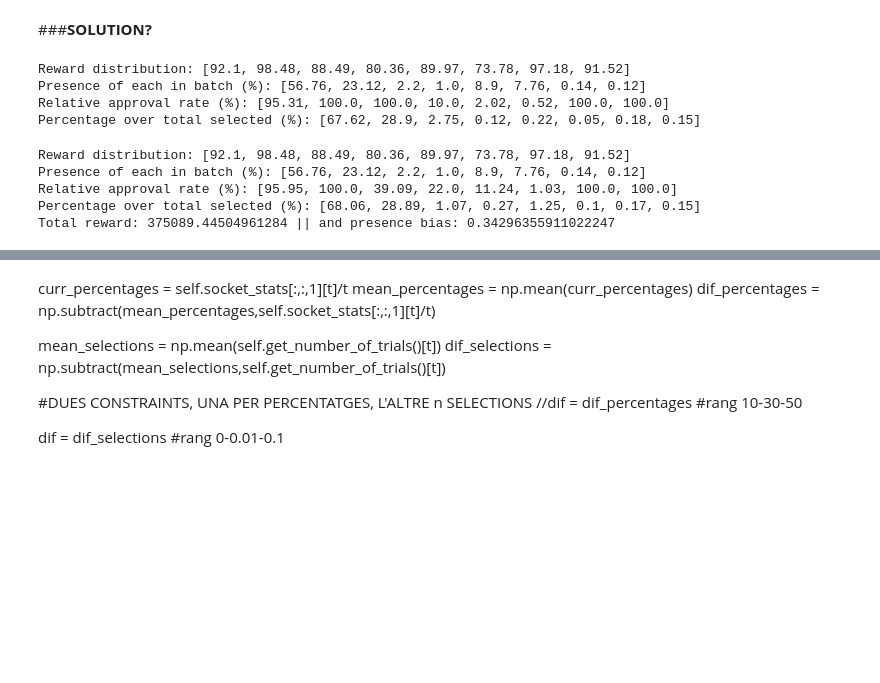
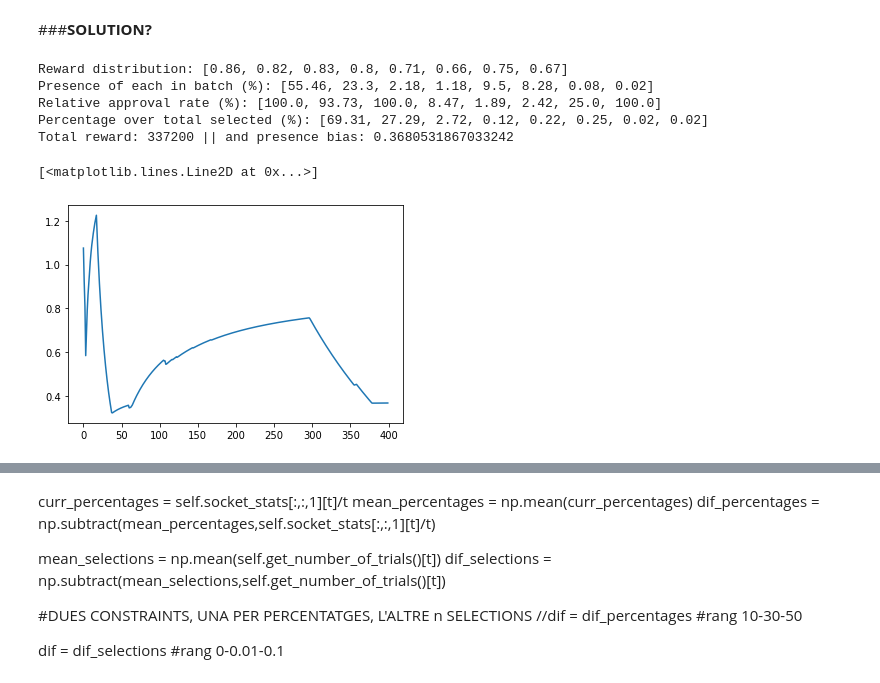
Before and after one commit to quimHM/QHM_TFG_repository, a Jupyter notebook: MAB_sim.ipynb, the cells around one changed output, grey strips where cells are left out. Cells and saved outputs as stored; diff of their text form; code cells hidden in the pictures; blank space fills up the shorter version.

Commit message:
New binomial rewards, Solution 1, and plots

```diff
--- a/MAB_sim.ipynb
+++ b/MAB_sim.ipynb
@@ -842,20 +1164,25 @@ class SocketTesterBatchSOLUTION():
+# %%
+rewards_bias = np.array([.8555, .8193, .8284, .7994, .7103, .6635, .7471, .6731])
+rewards_nonbias = [0.8]*8
+devs_nonbias = [0]*8
+
+instances_bias = np.array([0.555, 0.24, 0.023, 0.011, 0.087, 0.081, 0.001, 0.001])
+instances_nonbias = [1/8]*8
 # %%
 decisions = random.choices(range(8),weights=list(instances_bias),k=5000)
 # %%
-sol_test = SocketTesterBatch(PowerSocket, mus, devs, 10)
-ts,tr,ti = sol_test.run(decisions, 0.8, True)
+sol_test = SocketTesterBatchSOLUTION(PowerSocket, rewards_bias, devs_nonbias, 0.05, 0)
+rd = sol_test.run(decisions, 0.8, True)
-# %% [output]
-Reward distribution: [92.1, 98.48, 88.49, 80.36, 89.97, 73.78, 97.18, 91.52]
-Presence of each in batch (%): [56.76, 23.12, 2.2, 1.0, 8.9, 7.76, 0.14, 0.12]
-Relative approval rate (%): [95.31, 100.0, 100.0, 10.0, 2.02, 0.52, 100.0, 100.0]
-Percentage over total selected (%): [67.62, 28.9, 2.75, 0.12, 0.22, 0.05, 0.18, 0.15]
 # %%
-sol_test = SocketTesterBatchSOLUTION(PowerSocket, mus, devs, 10, 0)
-ts,tr,ti = sol_test.run(decisions, 0.8, True)
+sol_test = SocketTesterBatchSOLUTIONProb(PowerSocketProb, rewards_bias, 10, 0)
+rd = sol_test.run(decisions, 0.8, True)
+plt.plot(rd["bias_hist"])
 # %% [output]
-Reward distribution: [92.1, 98.48, 88.49, 80.36, 89.97, 73.78, 97.18, 91.52]
-Presence of each in batch (%): [56.76, 23.12, 2.2, 1.0, 8.9, 7.76, 0.14, 0.12]
-Relative approval rate (%): [95.95, 100.0, 39.09, 22.0, 11.24, 1.03, 100.0, 100.0]
-Percentage over total selected (%): [68.06, 28.89, 1.07, 0.27, 1.25, 0.1, 0.17, 0.15]
-Total reward: 375089.44504961284 || and presence bias: 0.34296355911022247
+Reward distribution: [0.86, 0.82, 0.83, 0.8, 0.71, 0.66, 0.75, 0.67]
+Presence of each in batch (%): [55.46, 23.3, 2.18, 1.18, 9.5, 8.28, 0.08, 0.02]
+Relative approval rate (%): [100.0, 93.73, 100.0, 8.47, 1.89, 2.42, 25.0, 100.0]
+Percentage over total selected (%): [69.31, 27.29, 2.72, 0.12, 0.22, 0.25, 0.02, 0.02]
+Total reward: 337200 || and presence bias: 0.3680531867033242
+[<matplotlib.lines.Line2D at 0x...>]
+[figure, added]
 # %%
```
Also changed, not shown: parts of 30 cells of this notebook.
